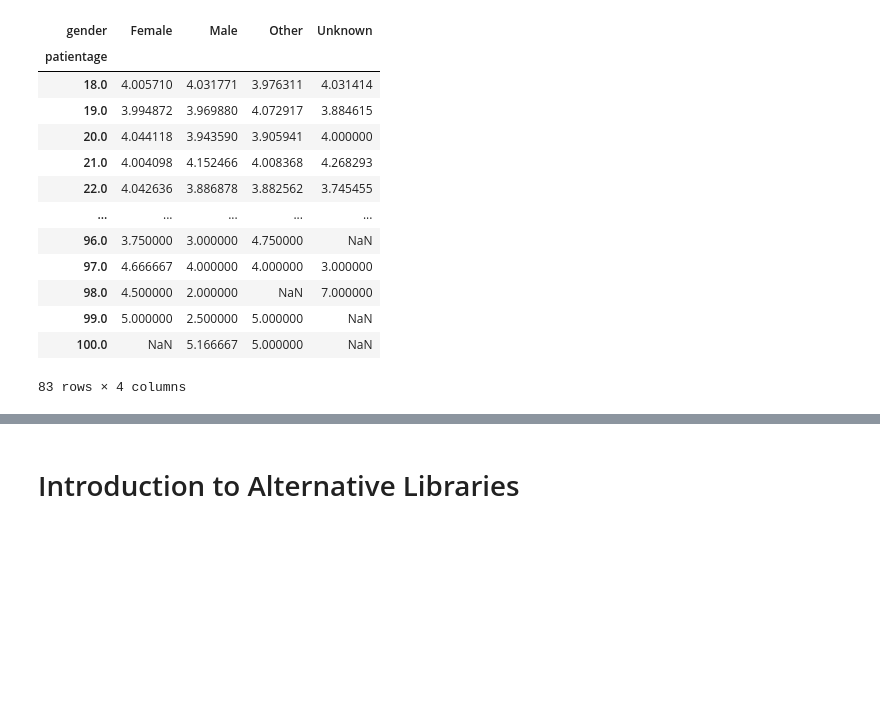
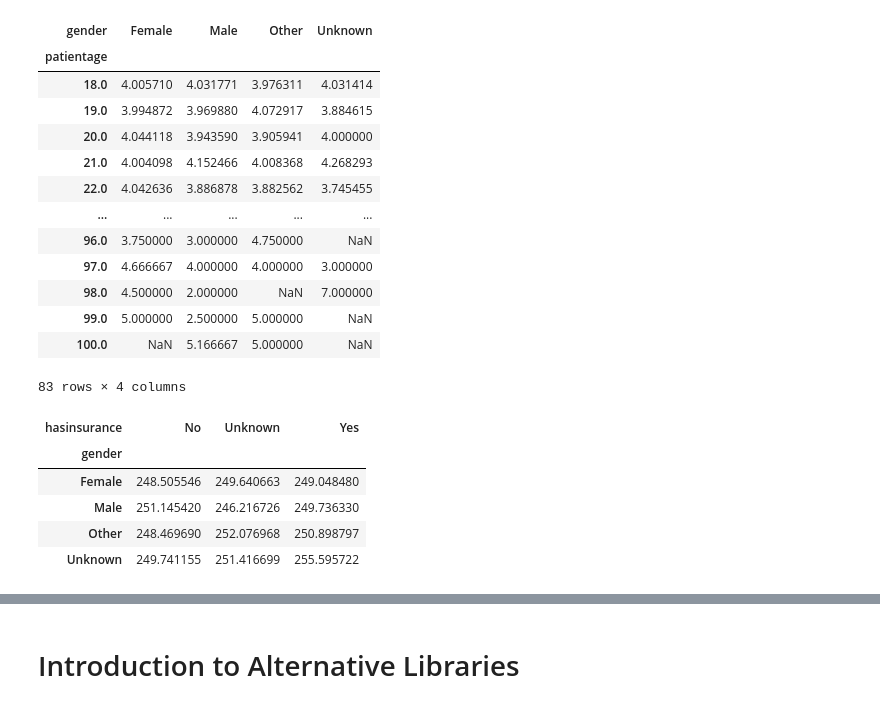
Before and after one commit to Alyssasorensen/datasci_2_manipulation, a Jupyter notebook: datasci_2_manipulation.ipynb, the cells around one changed output, grey strips where cells are left out. Saved outputs shown, nothing was run; the diff lists cells and outputs as text; code cells hidden in the pictures; blank space fills up the shorter version.

```diff
--- a/datasci_2_manipulation.ipynb
+++ b/datasci_2_manipulation.ipynb
@@ -568,3 +568,13 @@ pivot_table
 | 99.0 | 5.000000 | 2.500000 | 5.000000 | NaN |
 | 100.0 | NaN | 5.166667 | 5.000000 | NaN |
 83 rows × 4 columns
+# %%
+pivot_table = healthcare_data_cleaning.pivot_table(index='gender', columns='hasinsurance', values='paymentdue', aggfunc='mean')
+pivot_table
+# %% [output]
+| hasinsurance | No | Unknown | Yes |
+| gender |  |  |  |
+| Female | 248.505546 | 249.640663 | 249.048480 |
+| Male | 251.145420 | 246.216726 | 249.736330 |
+| Other | 248.469690 | 252.076968 | 250.898797 |
+| Unknown | 249.741155 | 251.416699 | 255.595722 |
```
Also changed, not shown: parts of 1 cell of this notebook.
